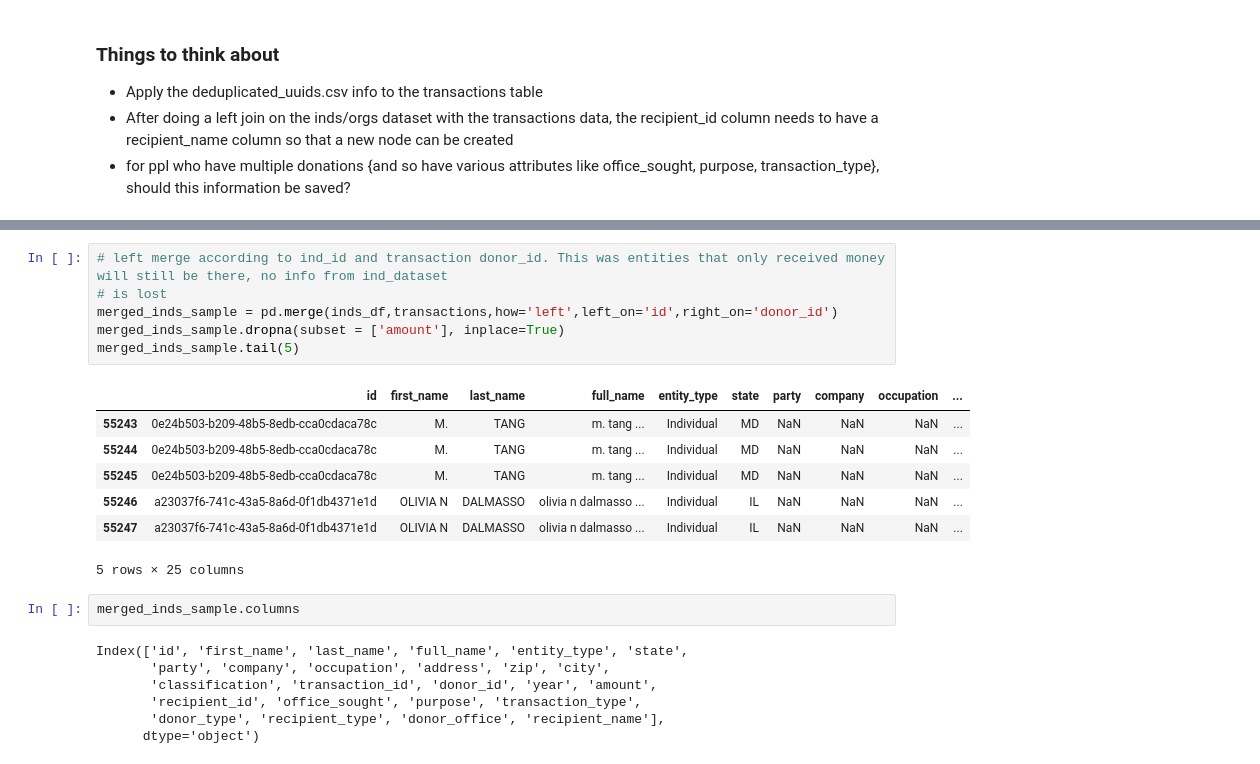
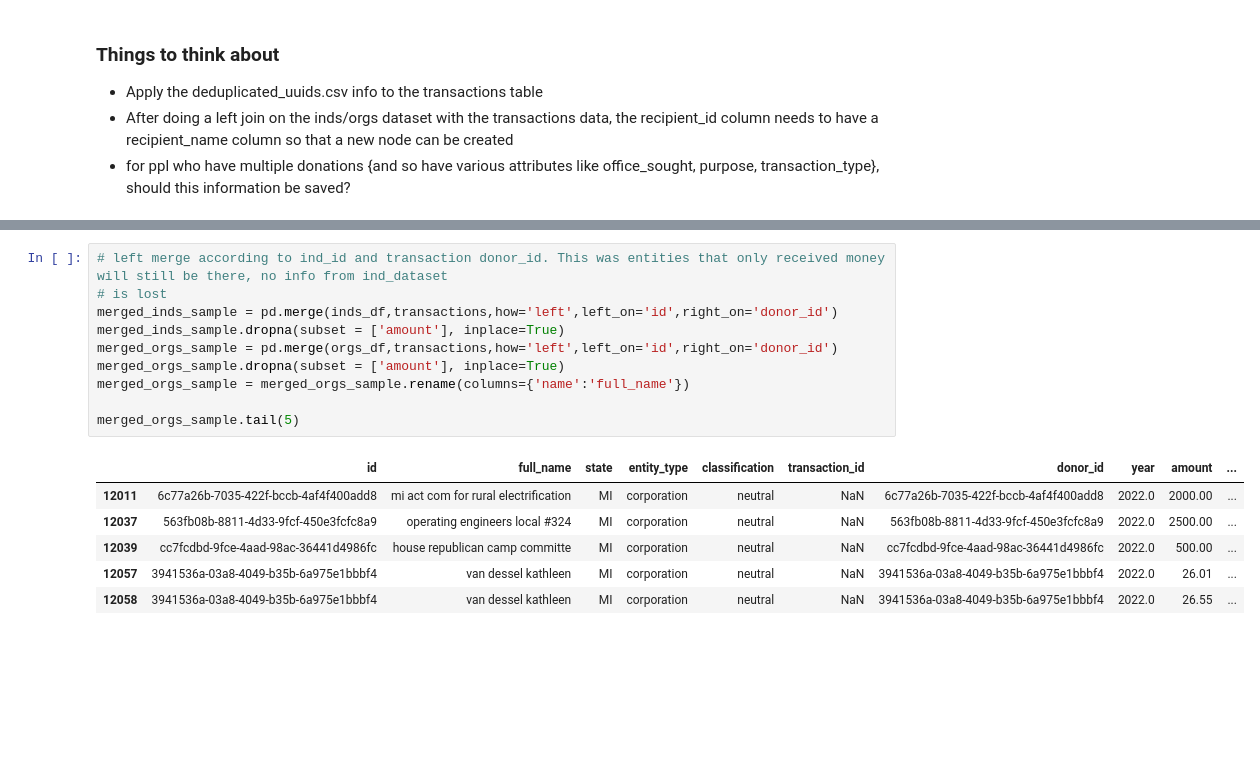
Before and after one commit to uchicago-dsi/climate-cabinet-campaign-finance-tracker, a Jupyter notebook: notebooks/Test.ipynb, the cells around one changed output, grey strips where cells are left out. Cells and saved outputs as stored; diff of their text form; blank space fills up the shorter version.

```diff
--- a/notebooks/Test.ipynb
+++ b/notebooks/Test.ipynb
@@ -169,23 +167,17 @@ len(x.recipient_name.unique())
 # %%
 # left merge according to ind_id and transaction donor_id. This was entities that only received money will still be there, no info from ind_dataset
 # is lost
 merged_inds_sample = pd.merge(inds_df,transactions,how='left',left_on='id',right_on='donor_id')
 merged_inds_sample.dropna(subset = ['amount'], inplace=True)
-merged_inds_sample.tail(5)
+merged_orgs_sample = pd.merge(orgs_df,transactions,how='left',left_on='id',right_on='donor_id')
+merged_orgs_sample.dropna(subset = ['amount'], inplace=True)
+merged_orgs_sample = merged_orgs_sample.rename(columns={'name':'full_name'})
+
+merged_orgs_sample.tail(5)
 # %% [output]
-|  | id | first_name | last_name | full_name | entity_type | state | party | company | occupation | ... |
-| 55243 | 0e24b503-b209-48b5-8edb-cca0cdaca78c | M. | TANG | m. tang ... | Individual | MD | NaN | NaN | NaN | ... |
-| 55244 | 0e24b503-b209-48b5-8edb-cca0cdaca78c | M. | TANG | m. tang ... | Individual | MD | NaN | NaN | NaN | ... |
-| 55245 | 0e24b503-b209-48b5-8edb-cca0cdaca78c | M. | TANG | m. tang ... | Individual | MD | NaN | NaN | NaN | ... |
-| 55246 | a23037f6-741c-43a5-8a6d-0f1db4371e1d | OLIVIA N | DALMASSO | olivia n dalmasso ... | Individual | IL | NaN | NaN | NaN | ... |
-| 55247 | a23037f6-741c-43a5-8a6d-0f1db4371e1d | OLIVIA N | DALMASSO | olivia n dalmasso ... | Individual | IL | NaN | NaN | NaN | ... |
+|  | id | full_name | state | entity_type | classification | transaction_id | donor_id | year | amount | ... |
+| 12011 | 6c77a26b-7035-422f-bccb-4af4f400add8 | mi act com for rural electrification | MI | corporation | neutral | NaN | 6c77a26b-7035-422f-bccb-4af4f400add8 | 2022.0 | 2000.00 | ... |
+| 12037 | 563fb08b-8811-4d33-9fcf-450e3fcfc8a9 | operating engineers local #324 | MI | corporation | neutral | NaN | 563fb08b-8811-4d33-9fcf-450e3fcfc8a9 | 2022.0 | 2500.00 | ... |
+| 12039 | cc7fcdbd-9fce-4aad-98ac-36441d4986fc | house republican camp committe | MI | corporation | neutral | NaN | cc7fcdbd-9fce-4aad-98ac-36441d4986fc | 2022.0 | 500.00 | ... |
+| 12057 | 3941536a-03a8-4049-b35b-6a975e1bbbf4 | van dessel kathleen | MI | corporation | neutral | NaN | 3941536a-03a8-4049-b35b-6a975e1bbbf4 | 2022.0 | 26.01 | ... |
+| 12058 | 3941536a-03a8-4049-b35b-6a975e1bbbf4 | van dessel kathleen | MI | corporation | neutral | NaN | 3941536a-03a8-4049-b35b-6a975e1bbbf4 | 2022.0 | 26.55 | ... |
-5 rows × 25 columns
-# %%
-merged_inds_sample.columns
-# %% [output]
-Index(['id', 'first_name', 'last_name', 'full_name', 'entity_type', 'state',
-       'party', 'company', 'occupation', 'address', 'zip', 'city',
-       'classification', 'transaction_id', 'donor_id', 'year', 'amount',
-       'recipient_id', 'office_sought', 'purpose', 'transaction_type',
-       'donor_type', 'recipient_type', 'donor_office', 'recipient_name'],
-      dtype='object')
```
Also changed, not shown: parts of 29 cells of this notebook.
